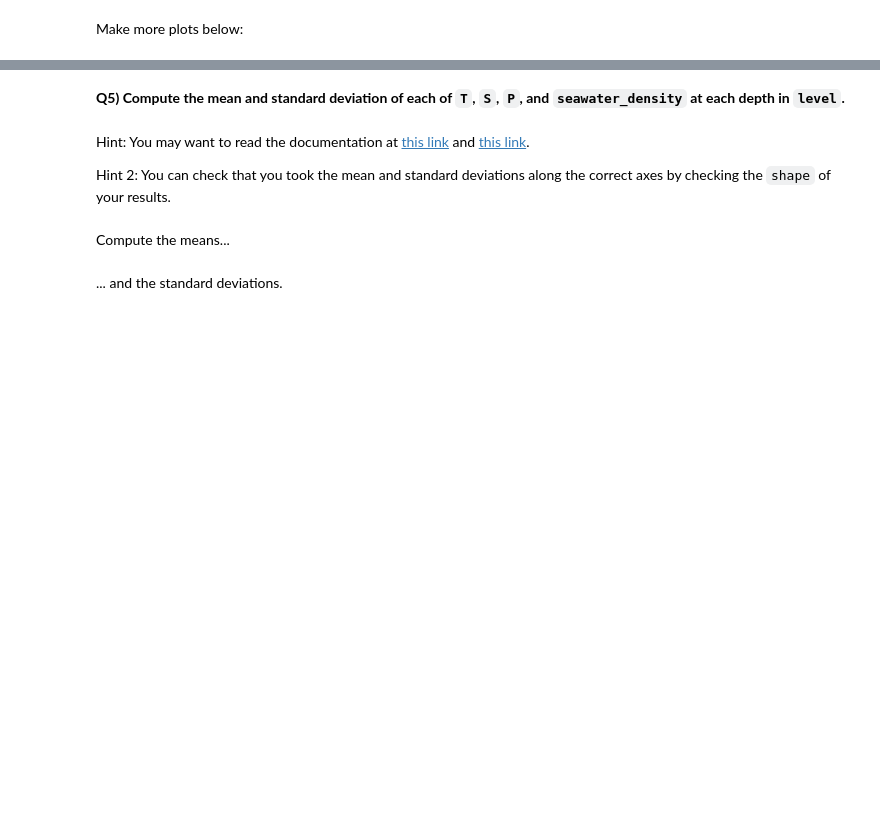
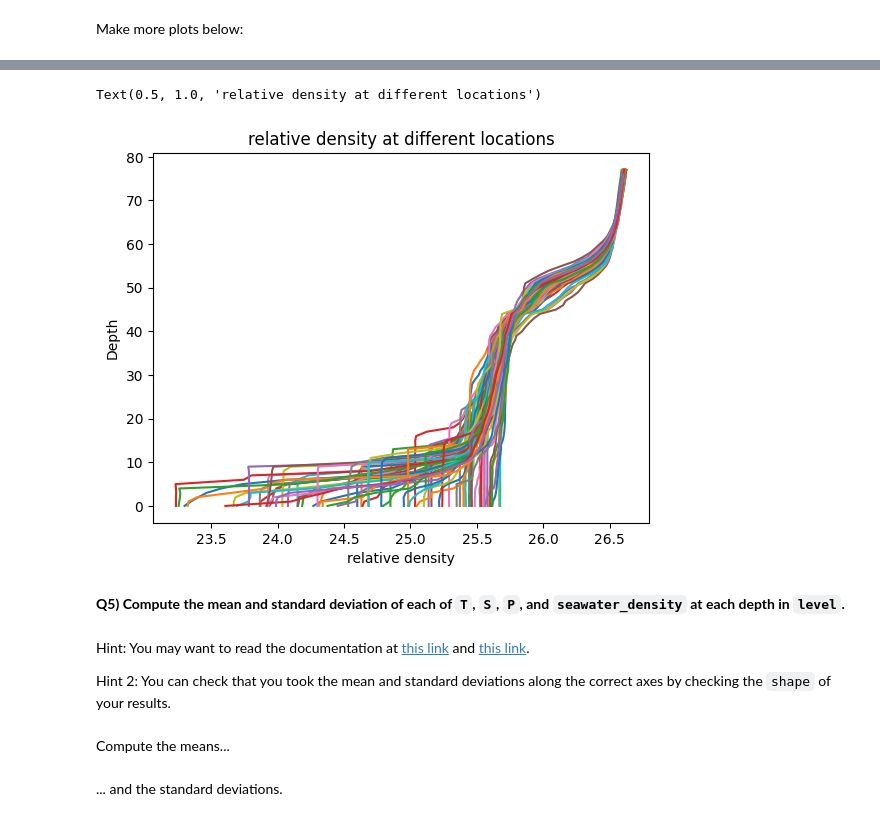
Before and after one commit to SamLutz/2023_Intro_Python, a Jupyter notebook: W2_S1.ipynb, the cells around one changed output, grey strips where cells are left out. Cells and saved outputs as stored; diff of their text form; code cells hidden in the pictures; blank space fills up the shorter version.

```diff
--- a/W2_S1.ipynb
+++ b/W2_S1.ipynb
@@ -243,2 +245,4 @@ ___ = CT_from_t(___,___,___)
+# %%
+cons_T = CT_from_t(S,T,P)
 # %% [markdown]
 Calculate the `relative density` using the equation above
@@ -246,0 +249,2 @@ ___ = ___
+# %%
+rel_d = a*S + b*cons_T + c*(cons_T**2)
@@ -271,3 +310,11 @@ Make more plots below:
+# %%
+plt.plot(rel_d,level);
+plt.xlabel('relative density')
+plt.ylabel('Depth')
+plt.title('relative density at different locations')
+# %% [output]
+Text(0.5, 1.0, 'relative density at different locations')
+[figure, added]
 # %% [markdown]
 **Q5) Compute the mean and standard deviation of each of `T`, `S`, `P`, and `seawater_density` at each depth in `level`.**
 # %% [markdown]
```
Also changed, not shown: parts of 27 cells of this notebook.
